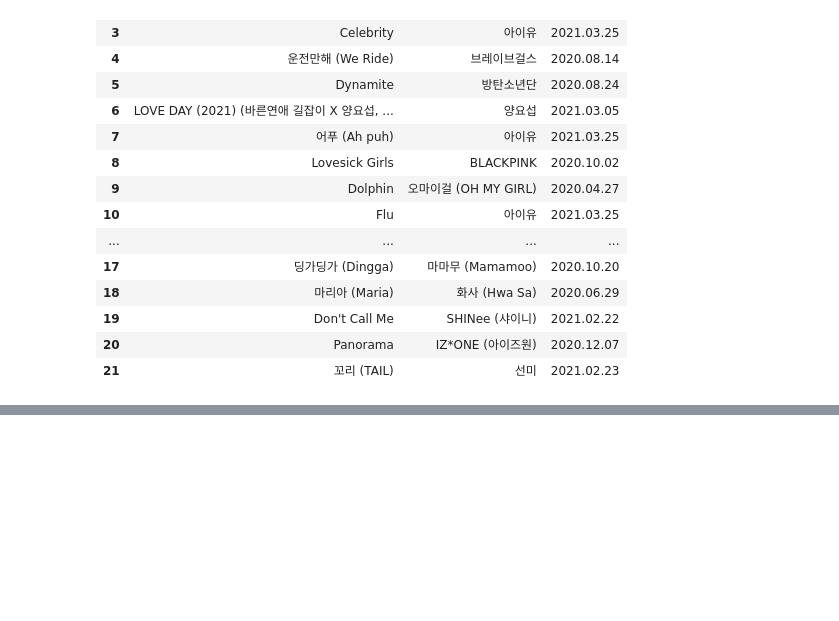
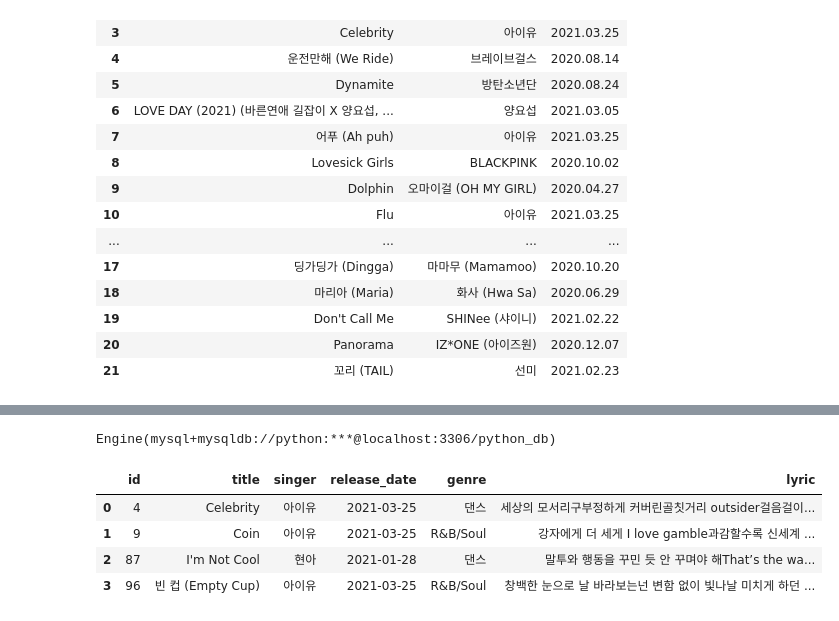
Before and after one commit to vega2k/kosta_webscraping, a Jupyter notebook: 05.Melon 100Chart 수집과 저장_작성.ipynb, the cells around one changed output, grey strips where cells are left out. Cells and saved outputs as stored; diff of their text form; code cells hidden in the pictures; blank space fills up the shorter version.

```diff
--- a/05.Melon 100Chart 수집과 저장.ipynb
+++ b/05.Melon 100Chart 수집과 저장_작성.ipynb
@@ -237,0 +359,36 @@ dance_df
+# %%
+def search_song(singer,title):
+    sql = """select * from songs100 where singer like %s and title like %s;"""
+
+    import pymysql
+    import sqlalchemy
+
+    #pymysql과 sqlalchemy 를 연동
+    pymysql.install_as_MySQLdb()
+    from sqlalchemy import create_engine
+
+    #'mysql+mysqldb://scott:tiger@localhost/foo'
+    #Engine 객체 생성
+    engine = create_engine('mysql+mysqldb://python:python@localhost:3306/python_db',\
+                          encoding='utf-8')
+    print(engine)
+    #Engine을 사용해서 DB에 연결
+    con = engine.connect()
+
+    singer = f'%{singer}%'
+    title = f'%{title}%'
+
+    result = pd.read_sql_query(sql,con=con, params=(singer,title))
+
+    con.close()
+
+    return result
+# %%
+search_song('아','c')
+# %% [output]
+Engine(mysql+mysqldb://python:***@localhost:3306/python_db)
+|  | id | title | singer | release_date | genre | lyric |
+| 0 | 4 | Celebrity | 아이유 | 2021-03-25 | 댄스 | 세상의 모서리구부정하게 커버린골칫거리 outsider걸음걸이... |
+| 1 | 9 | Coin | 아이유 | 2021-03-25 | R&B/Soul | 강자에게 더 세게 I love gamble과감할수록 신세계 ... |
+| 2 | 87 | I'm Not Cool | 현아 | 2021-01-28 | 댄스 | 말투와 행동을 꾸민 듯 안 꾸며야 해That’s the wa... |
+| 3 | 96 | 빈 컵 (Empty Cup) | 아이유 | 2021-03-25 | R&B/Soul | 창백한 눈으로 날 바라보는넌 변함 없이 빛나날 미치게 하던 ... |
```
Also changed, not shown: parts of 7 cells of this notebook, 1 other file.
